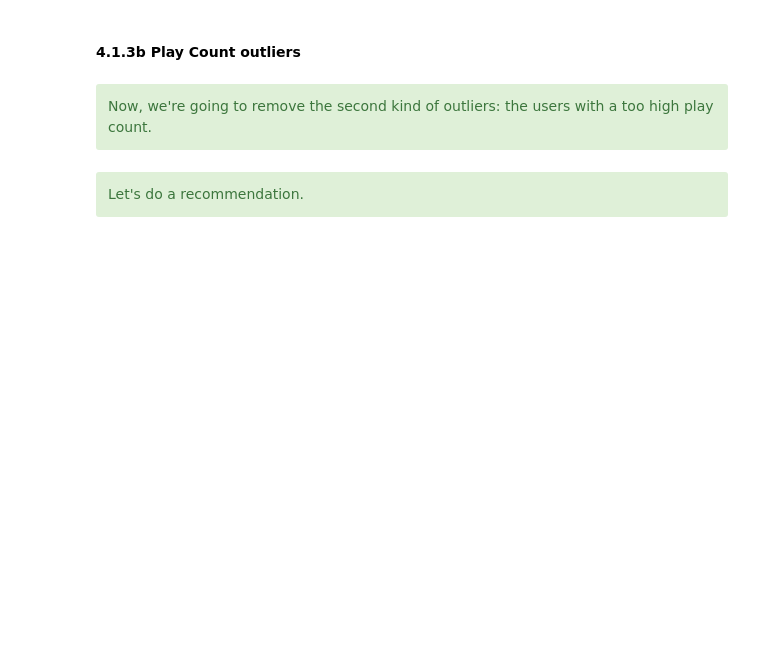
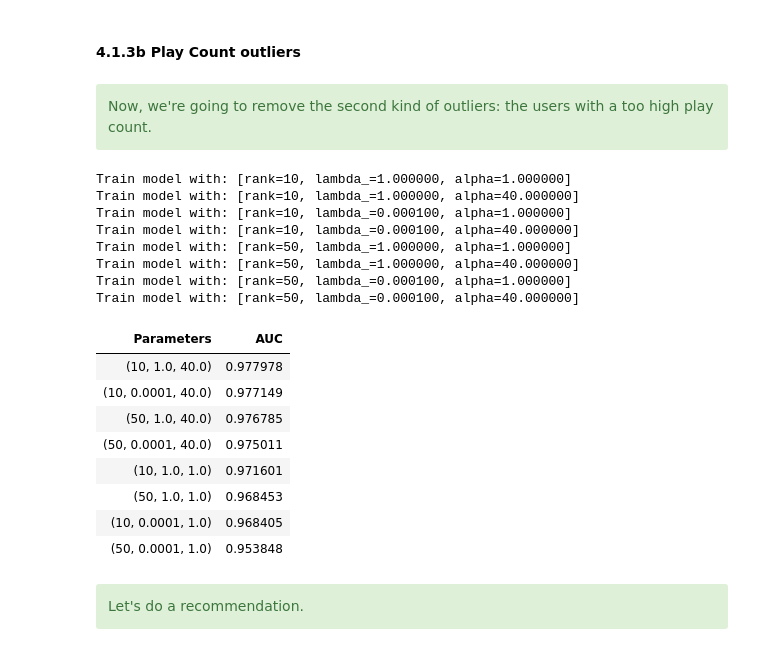
Before and after one commit to lomluca/aml, a Jupyter notebook: RecSys.ipynb, the cells around one changed output. Drawn from its saved outputs; the diff is of its cells as text; code cells hidden in the pictures; blank space fills up the shorter version.

Commit message:
Big run of code. Bugfix. Outlier-removed functions improved

```diff
--- a/RecSys.ipynb
+++ b/RecSys.ipynb
@@ -1115,8 +1116,8 @@ Plot the results
 # TOP-10 USERS IN TERM OF PLAY COUNTS
 usersPC = newUserArtistDF \
     .groupBy('userID') \
-    .sum('playCount') \
-    .orderBy('sum(playCount)', ascending=0) \
+    .agg(sum('playCount').alias('sum')) \
+    .orderBy('sum', ascending=0) \
     .cache() # we need it later
 
 top10UsersPC = usersPC.take(10)
@@ -2563,33 +2631,53 @@ Now, we're going to remove the second kind of outliers: the users with a too hig
 </div>
 # %%
 # PLAY COUNT OUTLIERS
-# (the value 8000 has been reasonably taken from the ECDF plot distribution
-#  to filter only the users with play count below a number near 10000)
-outliersPC = [x[0] for x in usersPC.take(8000)]
+# (the values 8000 and 3000 have been reasonably taken from the ECDF plot distribution
+#  to filter only the users with play count below a number near 10000 and
+#  at least 2 songs listened)
+outliersPChigh = [x[0] for x in usersPC.take(8000)]
+outliersPClow = [x[0] for x in usersPC.take(3000)]
 
 # CONSTRUCT A TRAINING DATA TRANSFORMING EACH ITEM INTO A RATING OBJECT
 allOutliersPCData = userArtistDataRDD \
-    .map(lambda r: r[0] not in outliersPC) \
+    .filter(lambda r: (r[0] not in outliersPChigh) and (r[0] not in outliersPClow)) \
     .map(lambda r: Rating(r[0], r[1], r[2])) \
     .repartition(4) \
     .cache()
 # %%
 # SPLIT DATA INTO A TRAINING PART (90%) AND A TEST DATA (10%)
 trainOutliersPCData, cvOutliersPCData = allOutliersPCData.randomSplit([9,1])
 
 # CACHE THE TWO DATASETS
-trainOutlierspCData.cache()
+trainOutliersPCData.cache()
 cvOutliersPCData.cache()
 
 # MULTIEVALUATION
 evalDataFrame = multievaluation(trainOutliersPCData, cvOutliersPCData)
 
 # UNCACHE THE TRAINING AND TEST DATA
 trainOutliersPCData.unpersist()
 cvOutliersPCData.unpersist()
 
 # SHOW
 displayDF(deepcopy(evalDataFrame), ["Parameters", "AUC"])
+# %% [output]
+Train model with: [rank=10, lambda_=1.000000, alpha=1.000000]
+Train model with: [rank=10, lambda_=1.000000, alpha=40.000000]
+Train model with: [rank=10, lambda_=0.000100, alpha=1.000000]
+Train model with: [rank=10, lambda_=0.000100, alpha=40.000000]
+Train model with: [rank=50, lambda_=1.000000, alpha=1.000000]
+Train model with: [rank=50, lambda_=1.000000, alpha=40.000000]
+Train model with: [rank=50, lambda_=0.000100, alpha=1.000000]
+Train model with: [rank=50, lambda_=0.000100, alpha=40.000000]
+| Parameters | AUC |
+| (10, 1.0, 40.0) | 0.977978 |
+| (10, 0.0001, 40.0) | 0.977149 |
+| (50, 1.0, 40.0) | 0.976785 |
+| (50, 0.0001, 40.0) | 0.975011 |
+| (10, 1.0, 1.0) | 0.971601 |
+| (50, 1.0, 1.0) | 0.968453 |
+| (10, 0.0001, 1.0) | 0.968405 |
+| (50, 0.0001, 1.0) | 0.953848 |
 # %% [markdown]
 <div class="alert alert-success">
 Let's do a recommendation.
```
Also changed, not shown: parts of 39 cells of this notebook.
